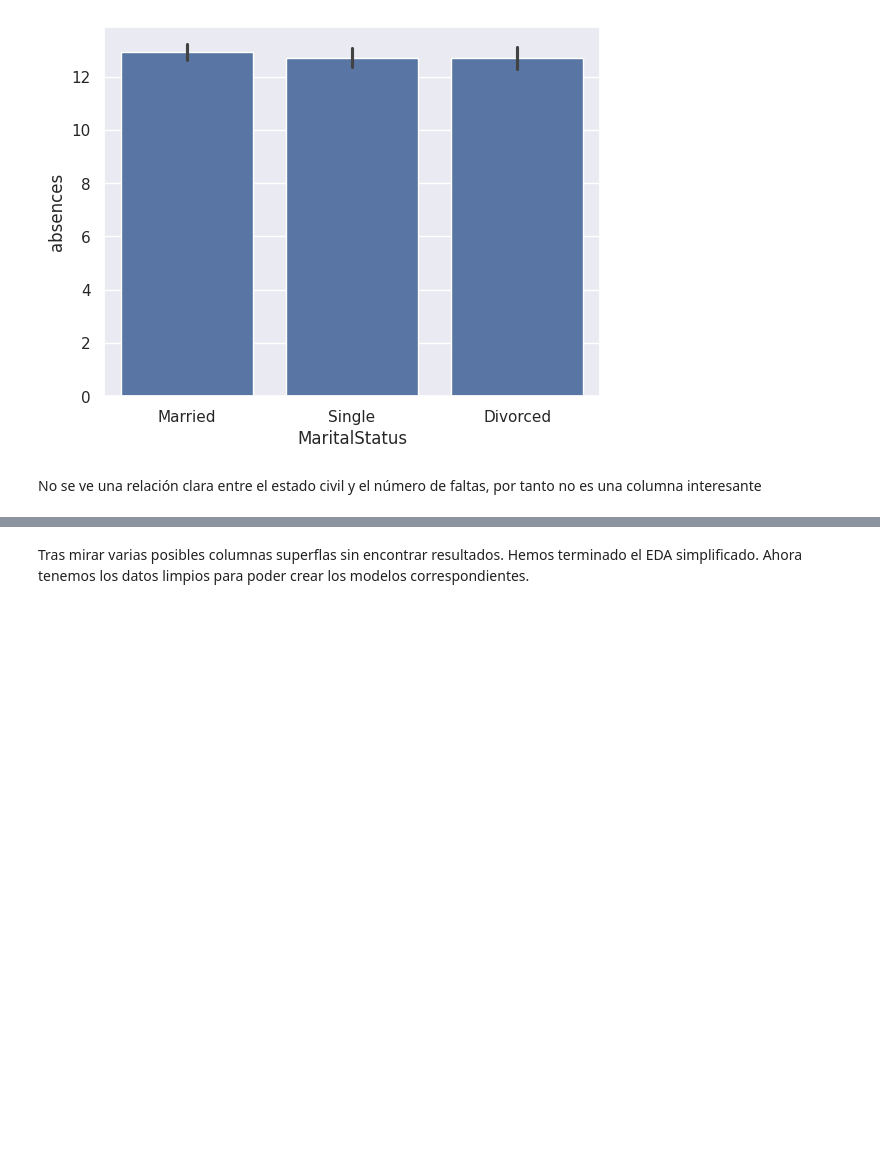
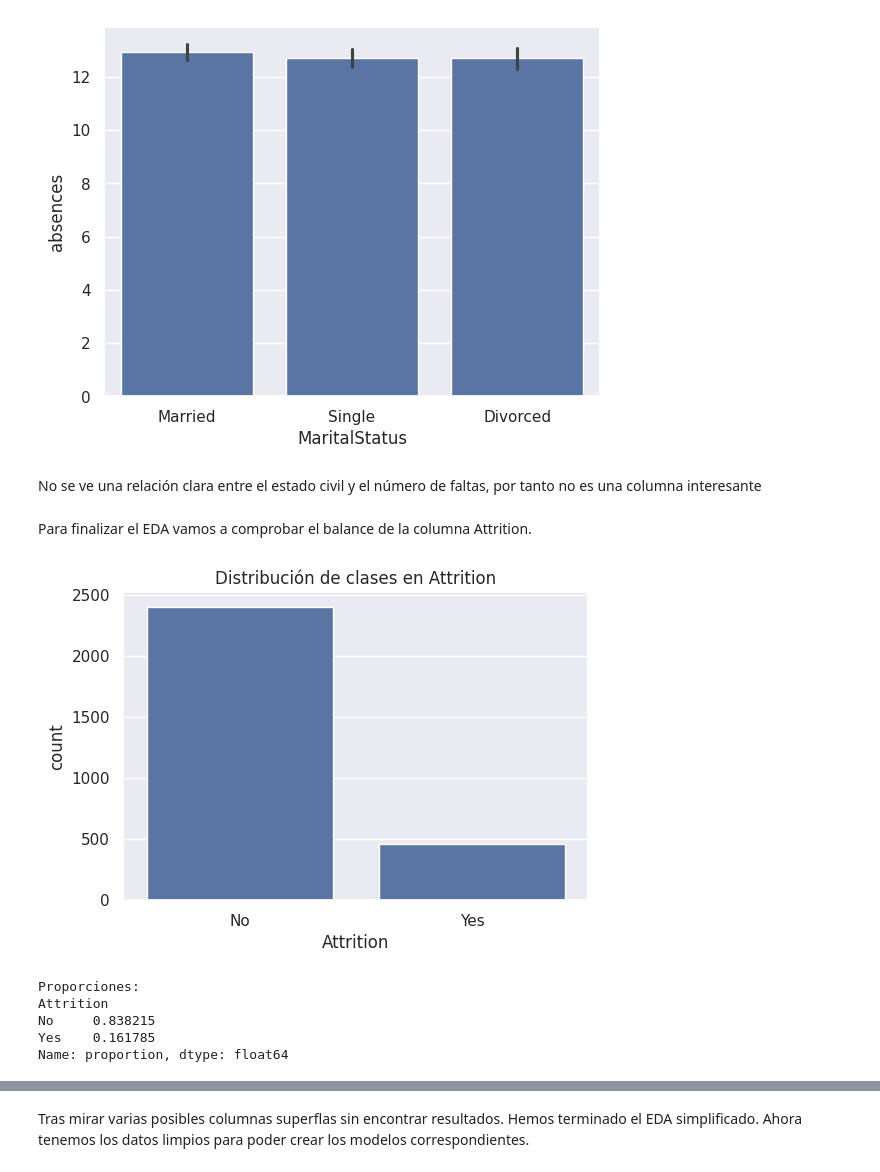
Before and after one commit to Guillermo100472109/Aprendizaje-Automatico, a Jupyter notebook: Entrega.ipynb, the cells around one changed output, grey strips where cells are left out. Saved outputs shown, nothing was run; the diff lists cells and outputs as text; code cells hidden in the pictures; blank space fills up the shorter version.

```diff
--- a/Entrega.ipynb
+++ b/Entrega.ipynb
@@ -203,3 +203,22 @@ sns.barplot(x='MaritalStatus', y='absences', data=df, estimator=np.mean)
 [figure]
 # %% [markdown]
 No se ve una relación clara entre el estado civil y el número de faltas, por tanto no es una columna interesante
+# %% [markdown]
+Para finalizar el EDA vamos a comprobar el balance de la columna Attrition.
+# %%
+# Gráfico de distribución de clases
+plt.figure(figsize=(6,4))
+sns.countplot(data=df, x='Attrition')
+plt.title('Distribución de clases en Attrition')
+plt.show()
+
+# Proporciones exactas
+attrition_counts = df['Attrition'].value_counts(normalize=True)
+print(f"\nProporciones:\n{attrition_counts}")
+# %% [output]
+[figure, added]
+Proporciones:
+Attrition
+No     0.838215
+Yes    0.161785
+Name: proportion, dtype: float64
```
Also changed, not shown: parts of 23 cells of this notebook.
